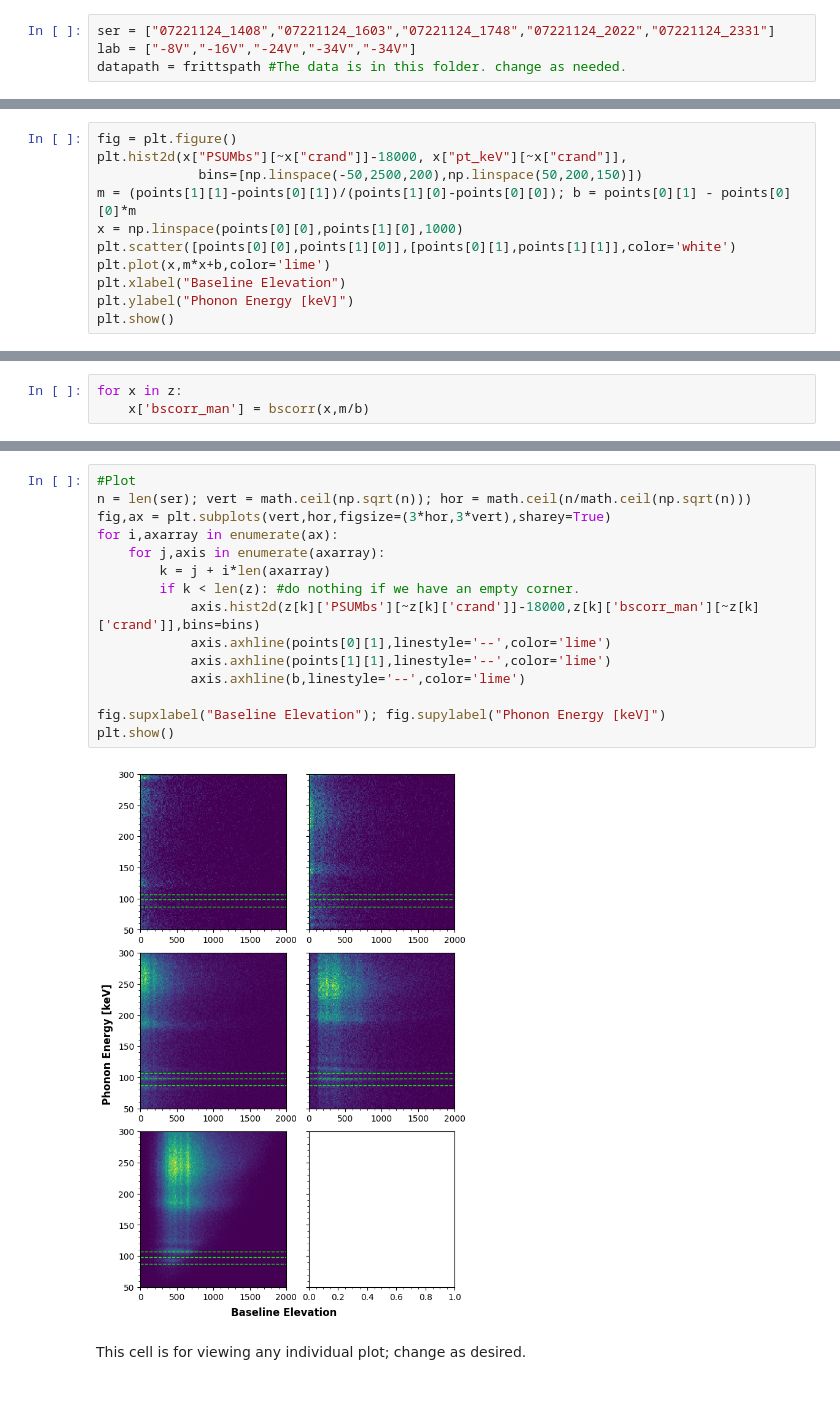
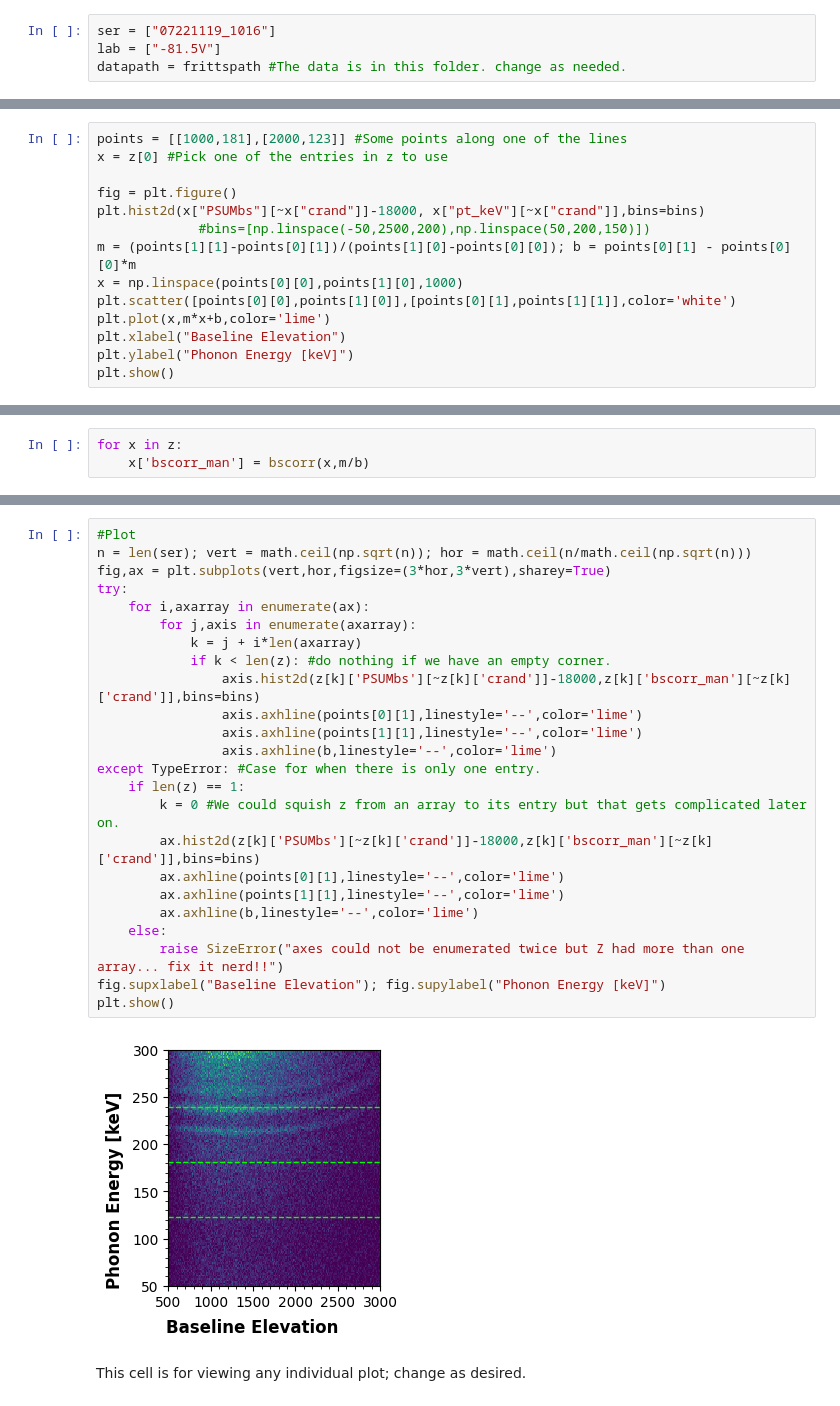
Before and after one commit to villano-lab/R76Analysis, a Jupyter notebook: Correction_Sandbox.ipynb, the cells around one changed output, grey strips where cells are left out. Cells and saved outputs as stored; diff of their text form.

```diff
--- a/Correction_Sandbox.ipynb
+++ b/Correction_Sandbox.ipynb
@@ -26,8 +26,8 @@ neogpath = "/data/chocula/neog/rq/"
 ## Data Selection
 Change this cell in order to select and label data.
 # %%
-ser = ["07221124_1408","07221124_1603","07221124_1748","07221124_2022","07221124_2331"]
-lab = ["-8V","-16V","-24V","-34V","-34V"]
+ser = ["07221119_1016"]
+lab = ["-81.5V"]
 datapath = frittspath #The data is in this folder. change as needed.
 # %% [markdown]
 # Load and Plot
@@ -74,7 +78,10 @@ x = z[4] #Pick one of the entries in z to use
 # %%
+points = [[1000,181],[2000,123]] #Some points along one of the lines
+x = z[0] #Pick one of the entries in z to use
+
 fig = plt.figure()
-plt.hist2d(x["PSUMbs"][~x["crand"]]-18000, x["pt_keV"][~x["crand"]],
-             bins=[np.linspace(-50,2500,200),np.linspace(50,200,150)])
+plt.hist2d(x["PSUMbs"][~x["crand"]]-18000, x["pt_keV"][~x["crand"]],bins=bins)
+             #bins=[np.linspace(-50,2500,200),np.linspace(50,200,150)])
 m = (points[1][1]-points[0][1])/(points[1][0]-points[0][0]); b = points[0][1] - points[0][0]*m
 x = np.linspace(points[0][0],points[1][0],1000)
 plt.scatter([points[0][0],points[1][0]],[points[0][1],points[1][1]],color='white')
@@ -103,20 +110,29 @@ plt.show()
 # %%
 #Plot
 n = len(ser); vert = math.ceil(np.sqrt(n)); hor = math.ceil(n/math.ceil(np.sqrt(n)))
 fig,ax = plt.subplots(vert,hor,figsize=(3*hor,3*vert),sharey=True)
-for i,axarray in enumerate(ax):
-    for j,axis in enumerate(axarray):
-        k = j + i*len(axarray)
-        if k < len(z): #do nothing if we have an empty corner.
-            axis.hist2d(z[k]['PSUMbs'][~z[k]['crand']]-18000,z[k]['bscorr_man'][~z[k]['crand']],bins=bins)
-            axis.axhline(points[0][1],linestyle='--',color='lime')
-            axis.axhline(points[1][1],linestyle='--',color='lime')
-            axis.axhline(b,linestyle='--',color='lime')
-
+try:
+    for i,axarray in enumerate(ax):
+        for j,axis in enumerate(axarray):
+            k = j + i*len(axarray)
+            if k < len(z): #do nothing if we have an empty corner.
+                axis.hist2d(z[k]['PSUMbs'][~z[k]['crand']]-18000,z[k]['bscorr_man'][~z[k]['crand']],bins=bins)
+                axis.axhline(points[0][1],linestyle='--',color='lime')
+                axis.axhline(points[1][1],linestyle='--',color='lime')
+                axis.axhline(b,linestyle='--',color='lime')
+except TypeError: #Case for when there is only one entry.
+    if len(z) == 1:
+        k = 0 #We could squish z from an array to its entry but that gets complicated later on.
+        ax.hist2d(z[k]['PSUMbs'][~z[k]['crand']]-18000,z[k]['bscorr_man'][~z[k]['crand']],bins=bins)
+        ax.axhline(points[0][1],linestyle='--',color='lime')
+        ax.axhline(points[1][1],linestyle='--',color='lime')
+        ax.axhline(b,linestyle='--',color='lime')
+    else:
+        raise SizeError("axes could not be enumerated twice but Z had more than one array... fix it nerd!!")
 fig.supxlabel("Baseline Elevation"); fig.supylabel("Phonon Energy [keV]")
 plt.show()
 # %% [output]
-[figure, old version]
+[figure, new version]
 # %% [markdown]
 This cell is for viewing any individual plot; change as desired.
 # %%
```
Also changed, not shown: parts of 7 cells of this notebook, 1 other file.
